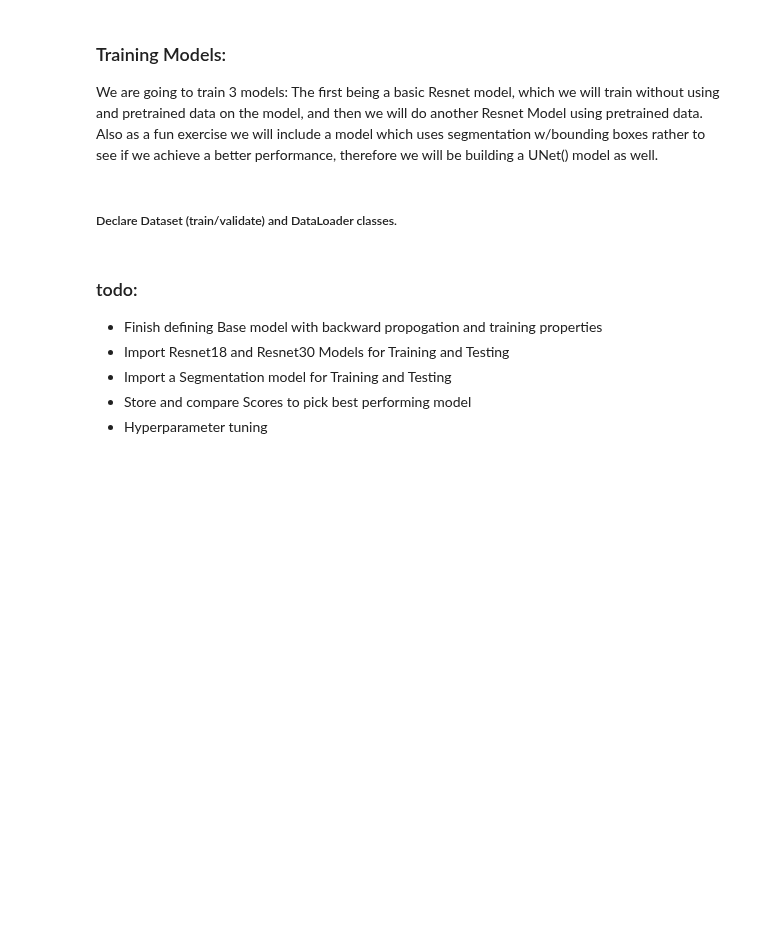
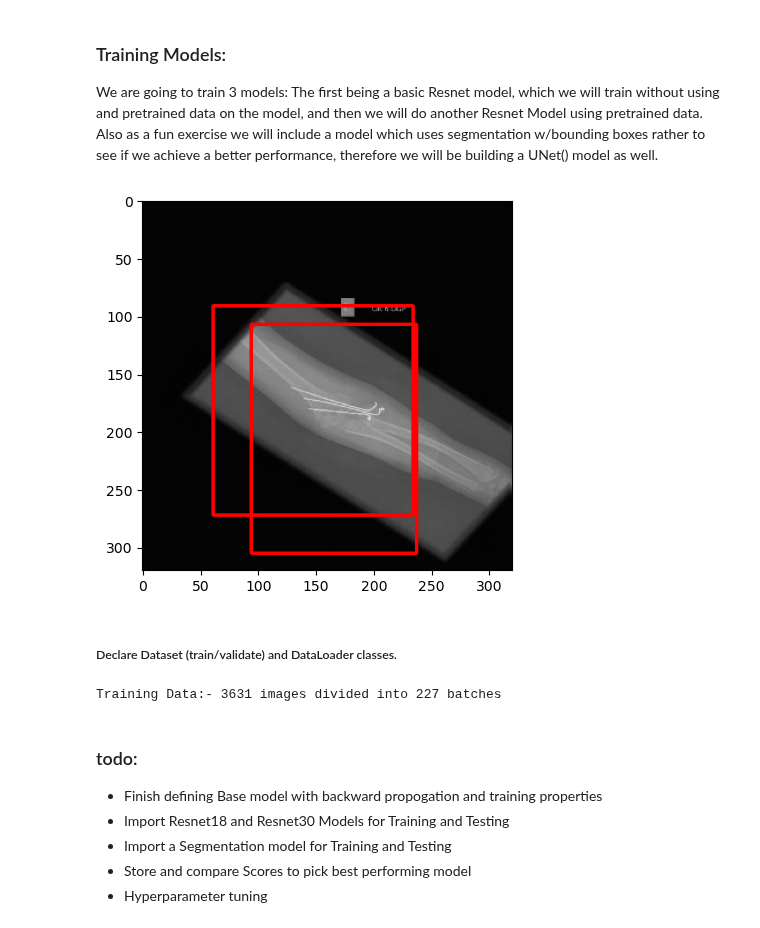
Before and after one commit to vanslykeaudio/SpringBoardDataScience, a Jupyter notebook: Capstone_Project_2/Captsone Project2 - Modeling.ipynb, the cells around one changed output. Saved outputs shown, nothing was run; the diff lists cells and outputs as text; code cells hidden in the pictures; blank space fills up the shorter version.

Commit message:
Completed Data Cleaning

```diff
--- a/Capstone_Project_2/Captsone Project2 - Modeling.ipynb
+++ b/Capstone_Project_2/Captsone Project2 - Modeling.ipynb
@@ -108,0 +65,36 @@ We are going to train 3 models: The first being a basic Resnet model, which we w
+# %%
+def unconvert(width, height, x, y, w, h):
+
+    xmax = int((x*width) + (w * width)/2.0)
+    xmin = int((x*width) - (w * width)/2.0)
+    ymax = int((y*height) + (h * height)/2.0)
+    ymin = int((y*height) - (h * height)/2.0)
+
+    return xmin, ymin, xmax, ymax
+# %%
+idx=random.randint(0,3000)
+# idx=0
+ip=os.path.join(train_dir_path,'images',train_img_paths[idx])
+tp=os.path.join(train_dir_path,'labels',train_target_paths[idx])
+
+image=cv2.imread(ip)
+image=cv2.cvtColor(image,cv2.COLOR_BGR2RGB)
+image=cv2.resize(image,(320,320))
+
+file=open(tp,'r')
+target=list(map(float,file.read().split()))[1:]
+
+a=0
+while a<len(target):
+    bbox=target[a:a+4]
+    if len(bbox)==4:
+        x,y,w,h=bbox[0], bbox[1], bbox[2], bbox[3]
+        xmin,ymin,xmax,ymax=unconvert(320,320,x,y,w,h)
+        sp,ep=(xmin,ymin),(xmax,ymax)
+        image=cv2.rectangle(image,sp,ep,(255,0,0),2)
+    a+=4
+
+plt.imshow(image)
+plt.show()
+# %% [output]
+[figure, added]
@@ -253,3 +160,13 @@ model = BaseMultiClassification()
+# %%
+trainset=FractureData(train_dir_path, train_img_paths, train_target_paths, augs)
+valset=FractureData(val_dir_path, val_img_paths, val_target_paths, augs)
+
+trainloader=torch.utils.data.DataLoader(trainset,batch_size=BS,collate_fn=trainset.collate_fn)
+valloader=torch.utils.data.DataLoader(valset,batch_size=BS,collate_fn=valset.collate_fn)
+
+print(f'Training Data:- {len(trainset)} images divided into {len(trainloader)} batches')
+# %% [output]
+Training Data:- 3631 images divided into 227 batches
 # %% [markdown]
 ### todo:
 - Finish defining Base model with backward propogation and training properties
```
Also changed, not shown: parts of 17 cells of this notebook.
